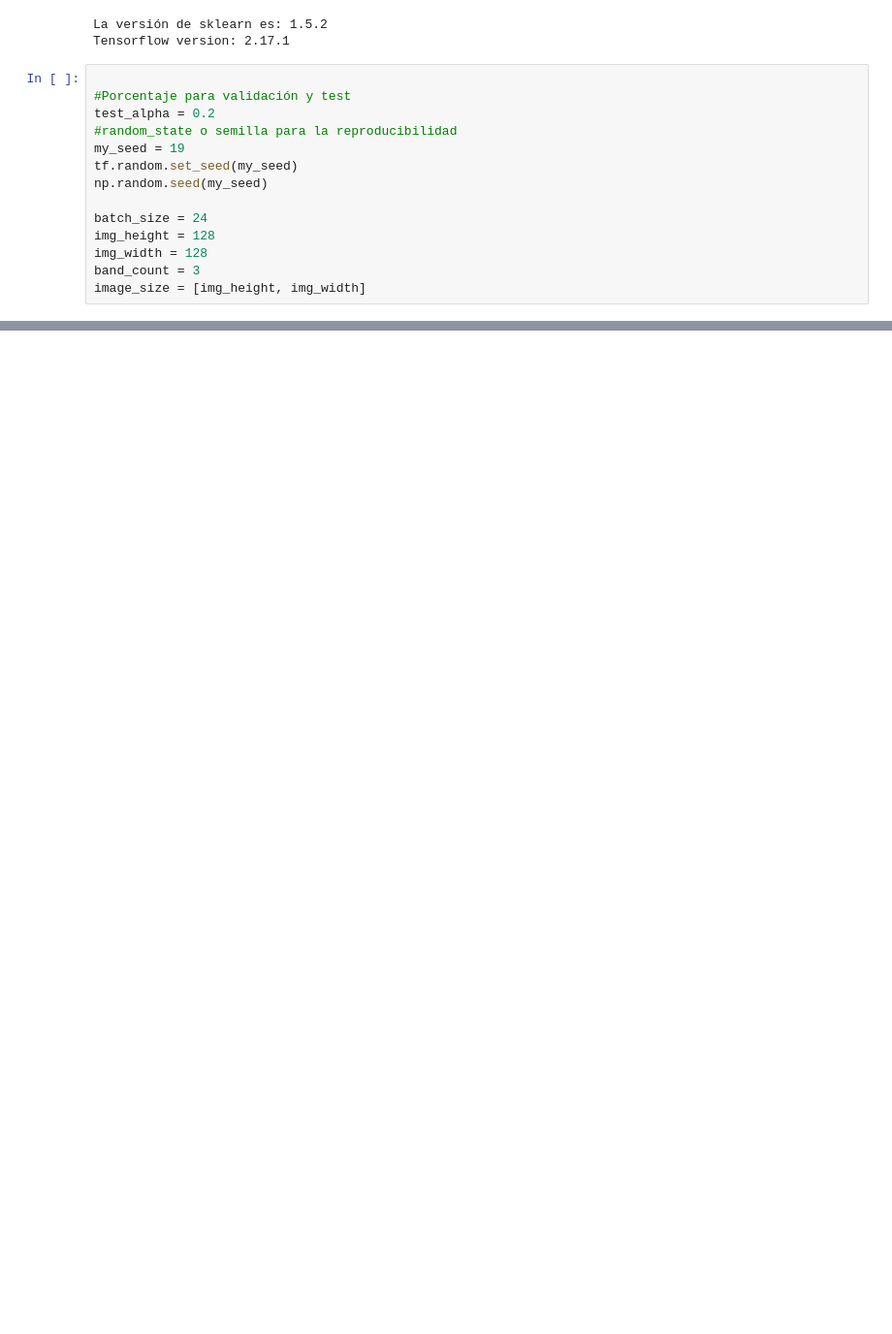
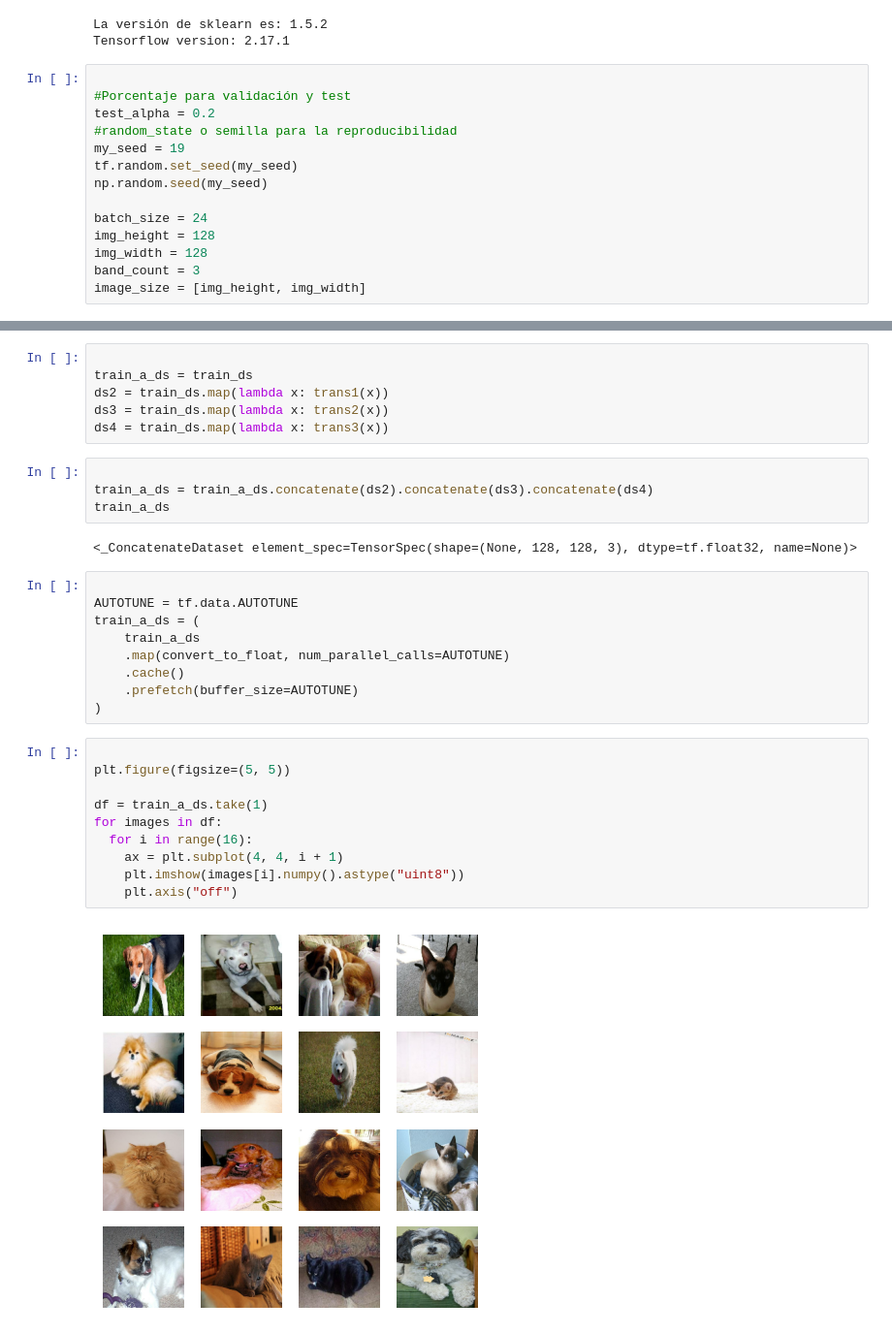
Before and after one commit to jmontenegroc/deepLearning, a Jupyter notebook: Talleres/Taller 5/MINE4210_ADL2024_Taller5.ipynb, the cells around one changed output, grey strips where cells are left out. Shown: that part at 97% size. Drawn from its saved outputs; the diff is of its cells as text; blank space fills up the shorter version.

```diff
--- a/Talleres/Taller 5/MINE4210_ADL2024_Taller5.ipynb
+++ b/Talleres/Taller 5/MINE4210_ADL2024_Taller5.ipynb
@@ -99,0 +187,33 @@ image_size = [img_height, img_width]
+# %%
+
+train_a_ds = train_ds
+ds2 = train_ds.map(lambda x: trans1(x))
+ds3 = train_ds.map(lambda x: trans2(x))
+ds4 = train_ds.map(lambda x: trans3(x))
+# %%
+
+train_a_ds = train_a_ds.concatenate(ds2).concatenate(ds3).concatenate(ds4)
+train_a_ds
+# %% [output]
+<_ConcatenateDataset element_spec=TensorSpec(shape=(None, 128, 128, 3), dtype=tf.float32, name=None)>
+# %%
+
+AUTOTUNE = tf.data.AUTOTUNE
+train_a_ds = (
+    train_a_ds
+    .map(convert_to_float, num_parallel_calls=AUTOTUNE)
+    .cache()
+    .prefetch(buffer_size=AUTOTUNE)
+)
+# %%
+
+plt.figure(figsize=(5, 5))
+
+df = train_a_ds.take(1)
+for images in df:
+  for i in range(16):
+    ax = plt.subplot(4, 4, i + 1)
+    plt.imshow(images[i].numpy().astype("uint8"))
+    plt.axis("off")
+# %% [output]
+[figure, added]
```
Also changed, not shown: parts of 21 cells of this notebook.
